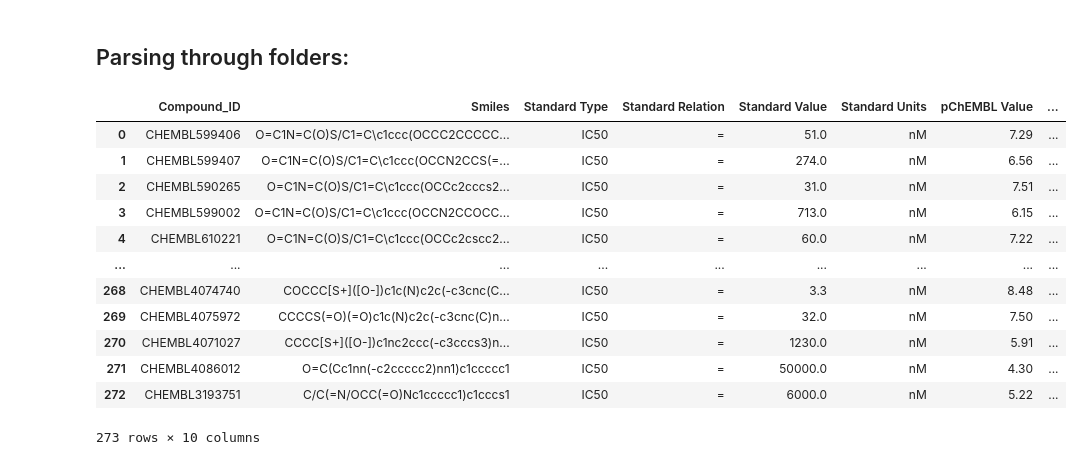
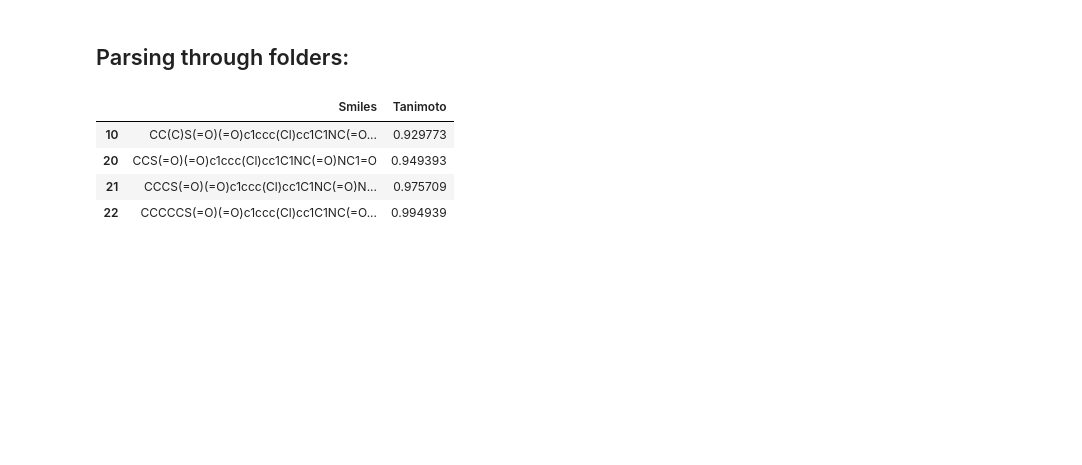
Before and after one commit to CesarAugusto14/images_utils, a Jupyter notebook: code_for_creating_images.ipynb, the cells around one changed output. Saved outputs shown, nothing was run; the diff lists cells and outputs as text; code cells hidden in the pictures; blank space fills up the shorter version.

```diff
--- a/code_for_creating_images.ipynb
+++ b/code_for_creating_images.ipynb
@@ -51,42 +54,34 @@ img
 # %% [markdown]
 ## Parsing through folders:
 # %%
-os.listdir('./batch1/CHEMBL1293255/')
+# os.listdir('./batch1/CHEMBL1293255/')
 
-df = pd.read_csv('./batch1/CHEMBL1293255/data_cp.csv')
+df = pd.read_csv('data_cp.csv')
 
 """Now I will build a Dataframe with the SMILES of the first compund, the SMILES of the second compund,
 the pChEMBL value of each one, and the Tanimoto similarity between them."""
 
 # First compare the tanimoto similarity between the first compound and the rest of the compounds
 
 first_compound = df['Smiles'][0]
 
 # Compare the first compound with the rest of the compounds
 tanimoto_similarity = []
 for i in range(1, len(df)):
     tanimoto_similarity.append(DataStructs.FingerprintSimilarity(Chem.RDKFingerprint(Chem.MolFromSmiles(first_compound)), Chem.RDKFingerprint(Chem.MolFromSmiles(df['Smiles'][i]))))
 
 # Build the Dataframe
 df_tanimoto = pd.DataFrame({'Smiles': df['Smiles'][1:], 'Tanimoto': tanimoto_similarity})
 
 # Get only the compounds with a Tanimoto similarity greater than 0.9
 df_tanimoto = df_tanimoto[df_tanimoto['Tanimoto'] > 0.9]
 
 #
-df
+df_tanimoto
 # %% [output]
-|  | Compound_ID | Smiles | Standard Type | Standard Relation | Standard Value | Standard Units | pChEMBL Value | ... |
-| 0 | CHEMBL599406 | O=C1N=C(O)S/C1=C\c1ccc(OCCC2CCCCC... | IC50 | = | 51.0 | nM | 7.29 | ... |
-| 1 | CHEMBL599407 | O=C1N=C(O)S/C1=C\c1ccc(OCCN2CCS(=... | IC50 | = | 274.0 | nM | 6.56 | ... |
-| 2 | CHEMBL590265 | O=C1N=C(O)S/C1=C\c1ccc(OCCc2cccs2... | IC50 | = | 31.0 | nM | 7.51 | ... |
-| 3 | CHEMBL599002 | O=C1N=C(O)S/C1=C\c1ccc(OCCN2CCOCC... | IC50 | = | 713.0 | nM | 6.15 | ... |
-| 4 | CHEMBL610221 | O=C1N=C(O)S/C1=C\c1ccc(OCCc2cscc2... | IC50 | = | 60.0 | nM | 7.22 | ... |
-| ... | ... | ... | ... | ... | ... | ... | ... | ... |
-| 268 | CHEMBL4074740 | COCCC[S+]([O-])c1c(N)c2c(-c3cnc(C... | IC50 | = | 3.3 | nM | 8.48 | ... |
-| 269 | CHEMBL4075972 | CCCCS(=O)(=O)c1c(N)c2c(-c3cnc(C)n... | IC50 | = | 32.0 | nM | 7.50 | ... |
-| 270 | CHEMBL4071027 | CCCC[S+]([O-])c1nc2ccc(-c3cccs3)n... | IC50 | = | 1230.0 | nM | 5.91 | ... |
-| 271 | CHEMBL4086012 | O=C(Cc1nn(-c2ccccc2)nn1)c1ccccc1 | IC50 | = | 50000.0 | nM | 4.30 | ... |
-| 272 | CHEMBL3193751 | C/C(=N/OCC(=O)Nc1ccccc1)c1cccs1 | IC50 | = | 6000.0 | nM | 5.22 | ... |
+|  | Smiles | Tanimoto |
+| 10 | CC(C)S(=O)(=O)c1ccc(Cl)cc1C1NC(=O... | 0.929773 |
+| 20 | CCS(=O)(=O)c1ccc(Cl)cc1C1NC(=O)NC1=O | 0.949393 |
+| 21 | CCCS(=O)(=O)c1ccc(Cl)cc1C1NC(=O)N... | 0.975709 |
+| 22 | CCCCCS(=O)(=O)c1ccc(Cl)cc1C1NC(=O... | 0.994939 |
-273 rows × 10 columns
 # %%
```
Also changed, not shown: parts of 8 cells of this notebook, 2 other files.
